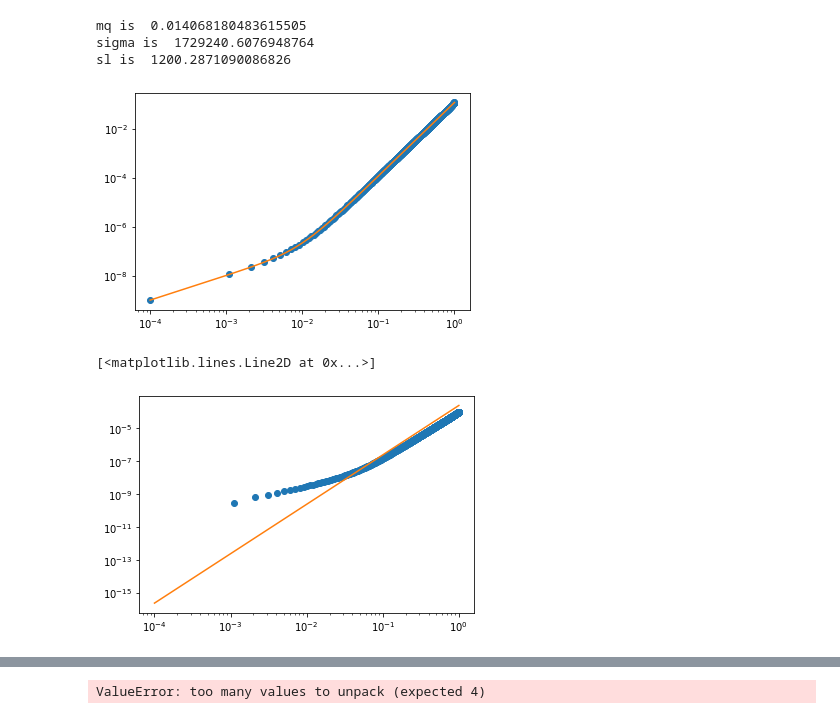
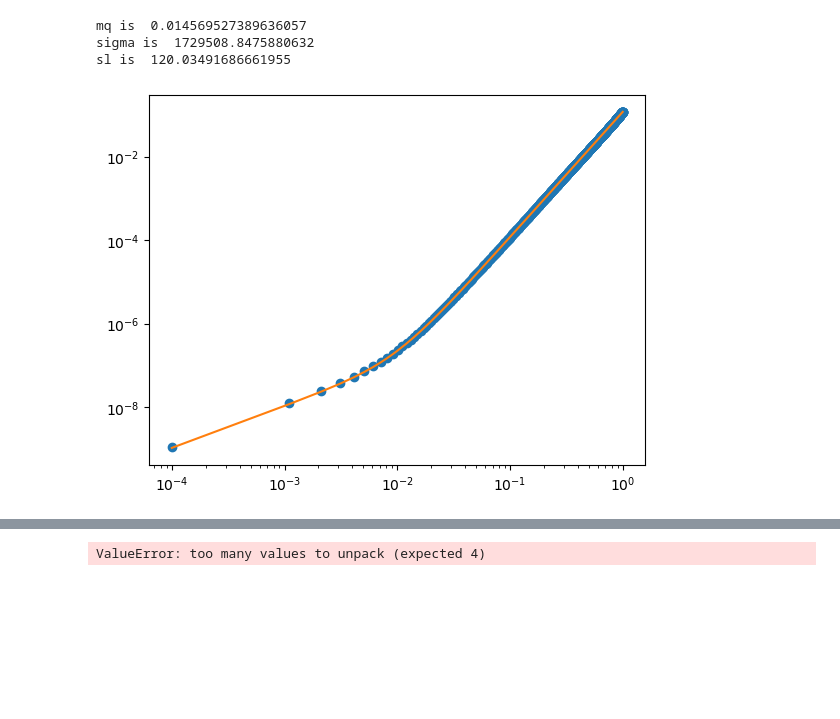
Before and after one commit to seanbartz/DilatonMixingParallel, a Jupyter notebook: chiral_backward_notebook.ipynb, the cells around one changed output, grey strips where cells are left out. Saved outputs shown, nothing was run; the diff lists cells and outputs as text; code cells hidden in the pictures; blank space fills up the shorter version.

```diff
--- a/chiral_backward_notebook.ipynb
+++ b/chiral_backward_notebook.ipynb
@@ -10,6 +10,9 @@ from solveTmu import blackness
 from scipy.integrate import solve_ivp
 # import interp1d from scipy
 from scipy.interpolate import interp1d
+"Matching Fang paper"
+v4=4.2
+v3= -22.6/(6*np.sqrt(2))
 
 
 def chiral(u,y,params):
@@ -35,9 +38,7 @@ def chiral(u,y,params):
 def chiral_solve_IR(d0,lambda1,T,mu,ui,uf):
     u=np.linspace(ui,uf,1000)
     u_backward=np.linspace(uf,ui,1000)
-    "Matching Fang paper"
-    v4=4.2
-    v3= -22.6/(6*np.sqrt(2))
+
 
     zeta=np.sqrt(3)/(2*np.pi)
 
@@ -45,7 +46,7 @@ def chiral_solve_IR(d0,lambda1,T,mu,ui,uf):
     a0=0
 
     lambda3=v3
-    lambda4=8*v4/3
+    lambda4=v4
 
 
     zh,q = blackness(T,mu)
@@ -72,40 +73,42 @@ def chiral_solve_IR(d0,lambda1,T,mu,ui,uf):
     chi=sol.y[0][::-1]
     chip=sol.y[1][::-1]
 
-    #create an interpolating function for chi
-    chi_interp=interp1d(u,chi)
 
     mq=chip[0]/(zeta*zh)
+
+
+    return mq,chi,chip,u
+
+def sigma_finder(chi,u,mq,T,mu,zeta,lambda3):
+    zh,q = blackness(T,mu)
+
+    "find sigma"
     u_intermediate=0.05
+    chi_interp=interp1d(u,chi)
     sigma=(chi_interp(u_intermediate)-mq*zeta*zh*u_intermediate+3*mq**2*zeta**2*lambda3*(zh*u_intermediate)**2)/(u_intermediate*zh)**3*zeta
-
-    return mq,sigma,chi,chip,u
+    return sigma
 # %%
 lambda1=7
 T=120
 mu=0
 ui=1e-4
 uf=1-ui
 d0=0.117
 zeta=np.sqrt(3)/(2*np.pi)
-mq,sigma,chi,chip,u=chiral_solve_IR(d0,lambda1,T,mu,ui,uf)
+zh,q=blackness(T,mu)
+mq,chi,chip,u=chiral_solve_IR(d0,lambda1,T,mu,ui,uf)
 print("mq is ", mq)
+sigma=sigma_finder(chi,u,mq,T,mu,zeta,v3)
 print("sigma is ", sigma)
-print("sl is ", (sigma*1000)**(1/3 ))
+print("sl is ", (sigma)**(1/3 ))
 plt.loglog(u,chi,'o')
 plt.loglog(u,u*zeta*zh*mq+sigma/zeta*(zh*u)**3)
 plt.show()
 # %% [output]
-mq is  0.014068180483615505
-sigma is  1729240.6076948764
-sl is  1200.2871090086826
+mq is  0.014569527389636057
+sigma is  1729508.8475880632
+sl is  120.03491686661955
-[figure, old version]
+[figure, new version]
-# %%
-plt.loglog(u,chi-u*zeta*zh*mq,'o')
-plt.loglog(u,sigma/zeta*(zh*u)**3)
-# %% [output]
-[<matplotlib.lines.Line2D at 0x...>]
-[figure, removed]
 # %%
 #Use brentq to find the value of d0 that gives mq=mq_input
 mq_input=1e-4
```
Also changed, not shown: parts of 2 cells of this notebook, 4 other files.
